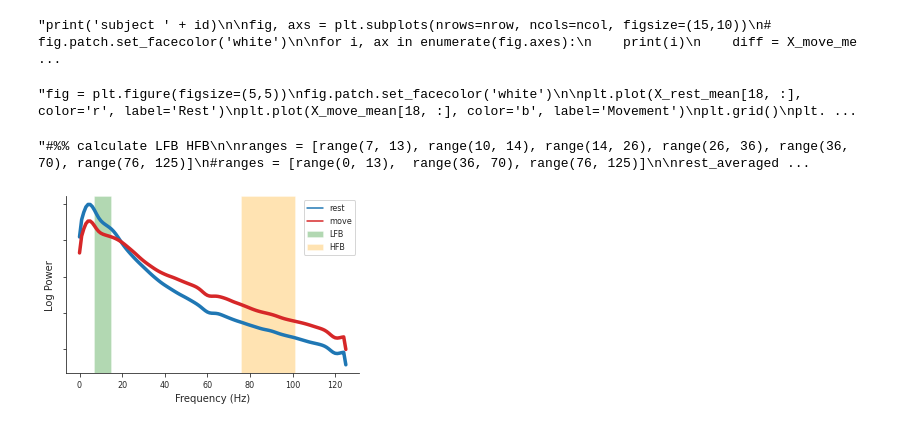
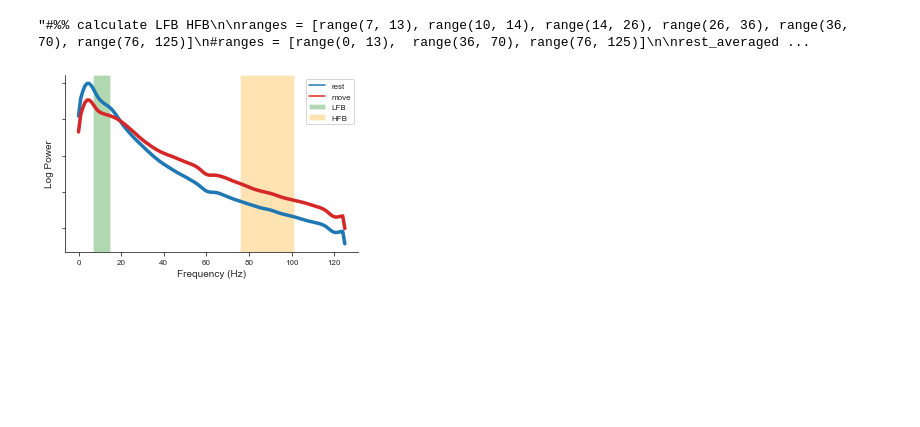
Before and after one commit to ungzs1/ecog_decoder, a Jupyter notebook: analysis/move_vs_rest/spectral_analysis.ipynb, the cells around one changed output. Saved outputs shown, nothing was run; the diff lists cells and outputs as text; code cells hidden in the pictures; blank space fills up the shorter version.

Commit message:
figures for article final

```diff
--- a/analysis/move_vs_rest/spectral_analysis.ipynb
+++ b/analysis/move_vs_rest/spectral_analysis.ipynb
@@ -87,35 +85,3 @@ subject EC07
-# %%
-'''print('subject ' + id)
-
-fig, axs = plt.subplots(nrows=nrow, ncols=ncol, figsize=(15,10))
-# fig.patch.set_facecolor('white')
-
-for i, ax in enumerate(fig.axes):
-    print(i)
-    diff = X_move_mean[i, :] - X_rest_mean[i, :]
-    ax.plot(X_move_mean[i, :], color='b')
-    ax.plot(X_rest_mean[i, :], color='r')
-    #ax.set_ylim([-1,1])
-    ax.set_yticks([])
-    ax.set_xticks([])
-    plt.savefig('figs/all_spect.png')'''
-# %% [output]
-"print('subject ' + id)\n\nfig, axs = plt.subplots(nrows=nrow, ncols=ncol, figsize=(15,10))\n# fig.patch.set_facecolor('white')\n\nfor i, ax in enumerate(fig.axes):\n    print(i)\n    diff = X_move_me ...
-# %%
-'''fig = plt.figure(figsize=(5,5))
-fig.patch.set_facecolor('white')
-
-plt.plot(X_rest_mean[18, :], color='r', label='Rest')
-plt.plot(X_move_mean[18, :], color='b', label='Movement')
-plt.grid()
-plt.xlabel('Frequency (Hz)')
-plt.ylabel('Log Power')
-plt.gca().axes.yaxis.set_ticklabels([])  # to hide y values (meaningless in this case)
-plt.legend()
-
-#plt.savefig('figs/single_spect.png')'''
-# %% [output]
-"fig = plt.figure(figsize=(5,5))\nfig.patch.set_facecolor('white')\n\nplt.plot(X_rest_mean[18, :], color='r', label='Rest')\nplt.plot(X_move_mean[18, :], color='b', label='Movement')\nplt.grid()\nplt. ...
 # %%
 FIG_SIZE = (5.25, 3.2446784409369482)
 
@@ -144,56 +110,31 @@ for index, row in ecog.iterrows():
 ecog['background'] = ecog['background'].astype(int).astype(str).map(lambda x: 'C'+x)
 
 # plot lines
 fig = plt.figure()
 fig.set_size_inches(FIG_SIZE)
 
 sns.set_style("ticks")
 a = sns.color_palette()
 a[1] = a[3]
 sns.set_palette(a)
 fig = sns.lineplot(data=ecog, x="Frequency (Hz)", y='Log Power', hue='event', linewidth = 3.5)
 sns.set_palette(sns.color_palette())
 sns.despine()
 fig.set(yticklabels=[])
 
 # plot backgrounds
 ranges = ecog.groupby('background')['Frequency (Hz)'].agg(['min', 'max'])
 ranges = ranges.drop(index='C1')
 
 labels = {'C0':'LFB', 'C2':'HFB'}
 colors = {'C0':'green', 'C2':'orange'}
 
 for i, row in ranges.iterrows():
     fig.axvspan(xmin=row['min'], xmax=row['max'], facecolor=colors[i], alpha=0.3, label=labels[i])
 
 fig.legend()
 
 plt.savefig(os.path.join('figs', 'single_spect.png'))
-
-
-'''#%% calculate LFB HFB
-
-ranges = [range(7, 13), range(10, 14), range(14, 26), range(26, 36), range(36, 70), range(76, 125)]
-#ranges = [range(0, 13),  range(36, 70), range(76, 125)]
-
-rest_averaged = [np.mean(X_rest_mean[:,band], axis=1) for band in ranges]
-rest_averaged = np.transpose(np.asarray(rest_averaged))
-move_averaged = [np.mean(X_move_mean[:,band], axis=1) for band in ranges]
-move_averaged = np.transpose(np.asarray(move_averaged))
-
-diff_averaged = np.subtract(rest_averaged, move_averaged)
-
-print('subject ' + id)
-
-fig, axs = plt.subplots(nrows=nrow, ncols=ncol, figsize=(15,10))
-fig.patch.set_facecolor('white')
-
-for i, ax in enumerate(fig.axes):
-    for r, band in enumerate(ranges):
-        if np.abs(diff_averaged[i, r]) > 0:
-            ax.bar(r, diff_averaged[i, r])
-    ax.set_ylim([-1,1])
-    ax.set_xlim([-1,len(ranges)])'''
 # %% [output]
 "#%% calculate LFB HFB\n\nranges = [range(7, 13), range(10, 14), range(14, 26), range(26, 36), range(36, 70), range(76, 125)]\n#ranges = [range(0, 13),  range(36, 70), range(76, 125)]\n\nrest_averaged ...
-[figure, old version]
+[figure, new version]
```
Also changed, not shown: parts of 2 cells of this notebook, 20 other files.
